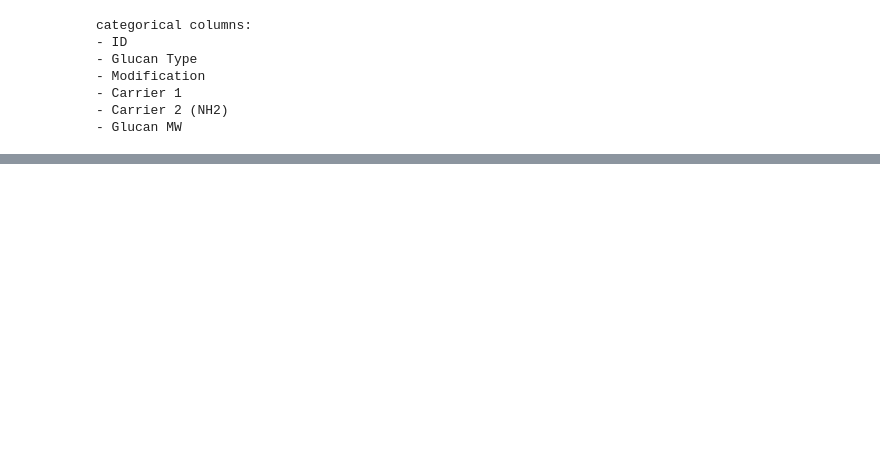
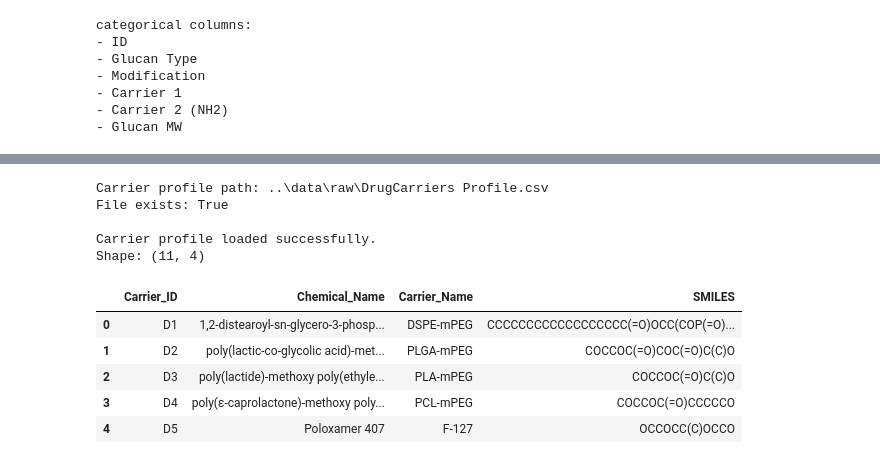
Before and after one commit to ChiaHsienHung/Nanoparticle-AI-Optimization, a Jupyter notebook: notebooks/01_data_exploration.ipynb, the cells around one changed output, grey strips where cells are left out. Saved outputs shown, nothing was run; the diff lists cells and outputs as text; code cells hidden in the pictures; blank space fills up the shorter version.

```diff
--- a/notebooks/01_data_exploration.ipynb
+++ b/notebooks/01_data_exploration.ipynb
@@ -147,0 +170,27 @@ categorical columns:
+# %%
+CARRIER_PATH = Path("../data/raw/DrugCarriers Profile.csv")
+
+print("Carrier profile path:", CARRIER_PATH)
+print("File exists:", CARRIER_PATH.exists())
+
+if not CARRIER_PATH.exists():
+    raise FileNotFoundError(f"Carrier profile not found: {CARRIER_PATH}")
+
+carrier_df = pd.read_csv(CARRIER_PATH)
+
+print("\nCarrier profile loaded successfully.")
+print("Shape:", carrier_df.shape)
+
+carrier_df.head()
+# %% [output]
+Carrier profile path: ..\data\raw\DrugCarriers Profile.csv
+File exists: True
+
+Carrier profile loaded successfully.
+Shape: (11, 4)
+|  | Carrier_ID | Chemical_Name | Carrier_Name | SMILES |
+| 0 | D1 | 1,2-distearoyl-sn-glycero-3-phosp... | DSPE-mPEG | CCCCCCCCCCCCCCCCCC(=O)OCC(COP(=O)... |
+| 1 | D2 | poly(lactic-co-glycolic acid)-met... | PLGA-mPEG | COCCOC(=O)COC(=O)C(C)O |
+| 2 | D3 | poly(lactide)-methoxy poly(ethyle... | PLA-mPEG | COCCOC(=O)C(C)O |
+| 3 | D4 | poly(ε-caprolactone)-methoxy poly... | PCL-mPEG | COCCOC(=O)CCCCCO |
+| 4 | D5 | Poloxamer 407 | F-127 | OCCOCC(C)OCCO |
```
Also changed, not shown: parts of 11 cells of this notebook.
